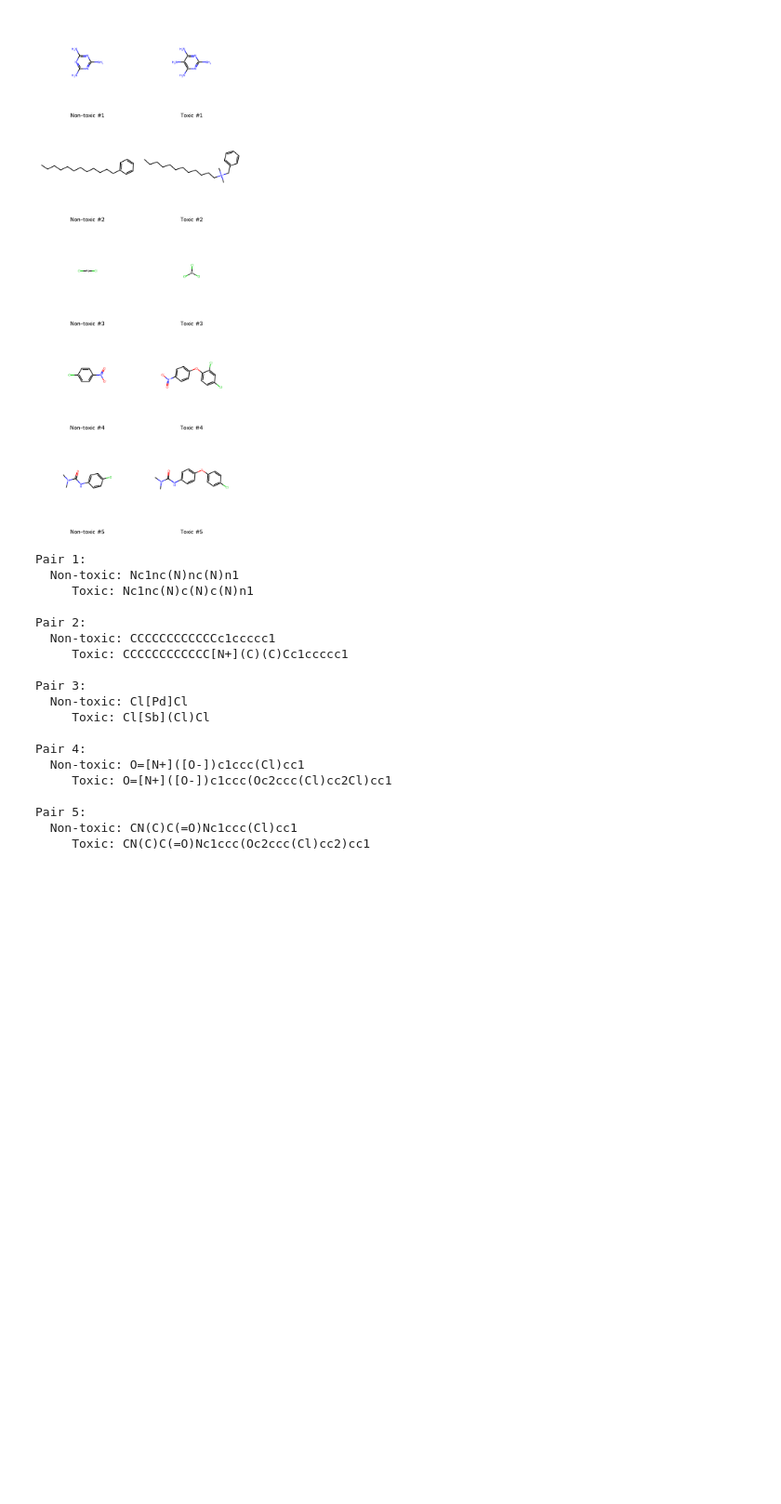
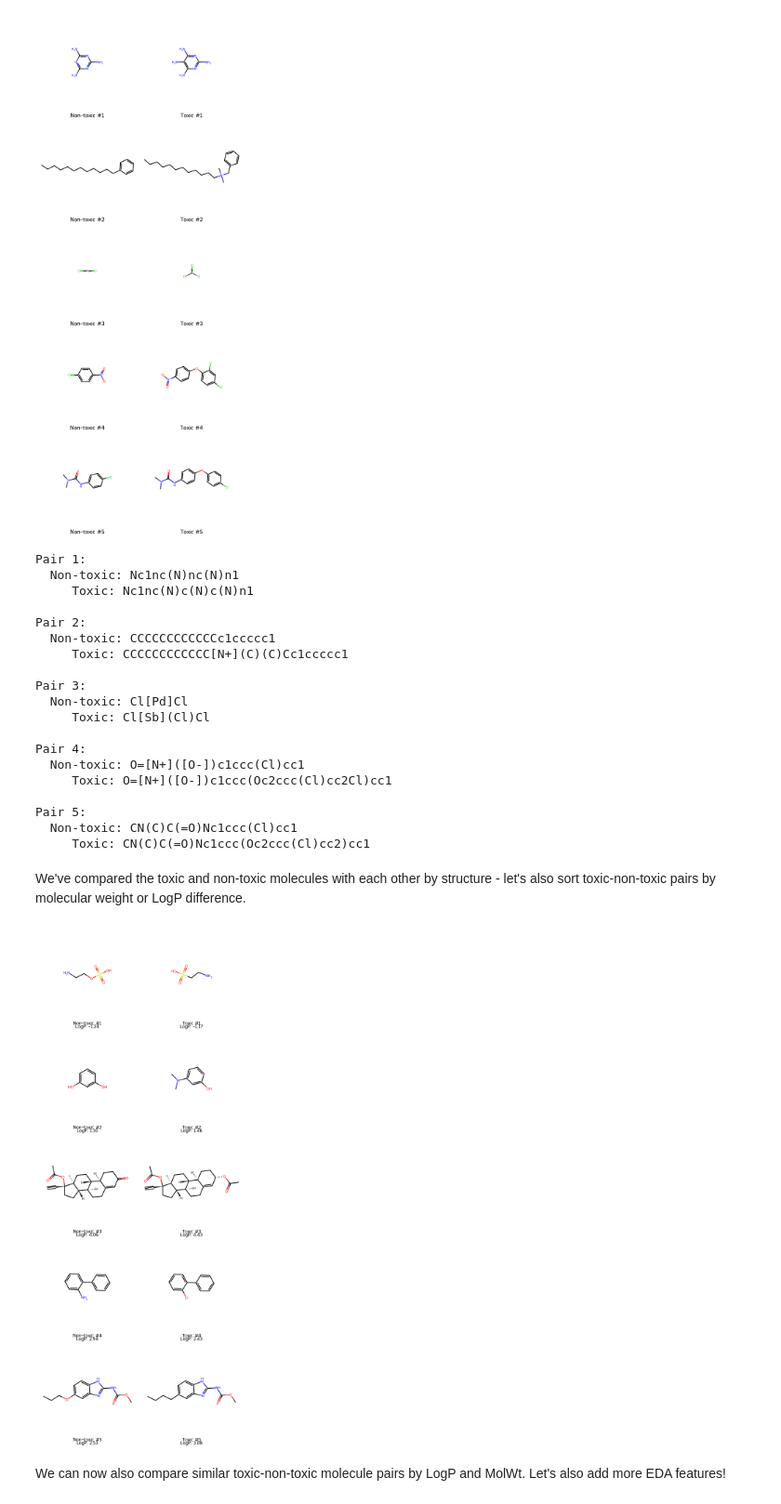
Before and after one commit to UniCops/Toxicity_predictor, a Jupyter notebook: notebooks/eda.ipynb, the cells around one changed output. Shown at 93% size. Drawn from its saved outputs; the diff is of its cells as text; code cells hidden in the pictures; blank space fills up the shorter version.

Commit message:
Finished the final touches to EDA notebook, such as showcasing distributions via LogP, rotatable bonds etc. Also updated README.md

```diff
--- a/notebooks/eda.ipynb
+++ b/notebooks/eda.ipynb
@@ -139,3 +139,57 @@ Pair 4:
 Pair 5:
   Non-toxic: CN(C)C(=O)Nc1ccc(Cl)cc1
      Toxic: CN(C)C(=O)Nc1ccc(Oc2ccc(Cl)cc2)cc1
+# %% [markdown]
+We've compared the toxic and non-toxic molecules with each other by structure - let's also sort toxic-non-toxic pairs by molecular weight or LogP difference.
+# %%
+# Sample toxic and gather non-toxic molecules.
+toxic_samples = df[df['toxicity'] == 1].sample(10).copy()
+nontoxic_pool = df[df['toxicity'] == 0].copy()
+
+# Generate fingerprints.
+def get_fp(mol):
+    return AllChem.GetMorganFingerprintAsBitVect(mol, radius=2, nBits=2048) if mol else None
+
+toxic_samples['fp'] = toxic_samples['mol'].apply(get_fp)
+nontoxic_pool['fp'] = nontoxic_pool['mol'].apply(get_fp)
+
+# Match with most similar non-toxic + compute property differences.
+paired_data = []
+
+for tox in toxic_samples.itertuples():
+    similarities = nontoxic_pool['fp'].apply(lambda nt_fp: DataStructs.TanimotoSimilarity(tox.fp, nt_fp))
+    best_match_idx = similarities.idxmax()
+    nt = nontoxic_pool.loc[best_match_idx]
+
+    # Calculate differences.
+    molwt_diff = abs(tox.MolWt - nt.MolWt)
+    logp_diff = abs(tox.LogP - nt.LogP)
+
+    paired_data.append({
+        'tox_mol': tox.mol,
+        'nt_mol': nt.mol,
+        'tox_smiles': tox.smiles,
+        'nt_smiles': nt.smiles,
+        'molwt_diff': molwt_diff,
+        'logp_diff': logp_diff
+    })
+
+# Sort by desired property (You can also switch to sorting by 'molwt_diff' if you prefer).
+sorted_pairs = sorted(paired_data, key=lambda x: x['logp_diff'])  # or 'molwt_diff'
+
+# Display.
+mol_pairs = []
+legends = []
+
+for i, pair in enumerate(sorted_pairs[:5]):
+    mol_pairs.extend([pair['nt_mol'], pair['tox_mol']])
+    legends.extend([
+        f"Non-toxic #{i+1}\nLogP: {df[df['smiles'] == pair['nt_smiles']]['LogP'].values[0]:.2f}",
+        f"Toxic #{i+1}\nLogP: {df[df['smiles'] == pair['tox_smiles']]['LogP'].values[0]:.2f}"
+    ])
+
+Draw.MolsToGridImage(mol_pairs, molsPerRow=2, legends=legends, subImgSize=(300,300))
+# %% [output]
+[figure, added]
+# %% [markdown]
+We can now also compare similar toxic-non-toxic molecule pairs by LogP and MolWt. Let's also add more EDA features!
```
Also changed, not shown: 1 other file.
